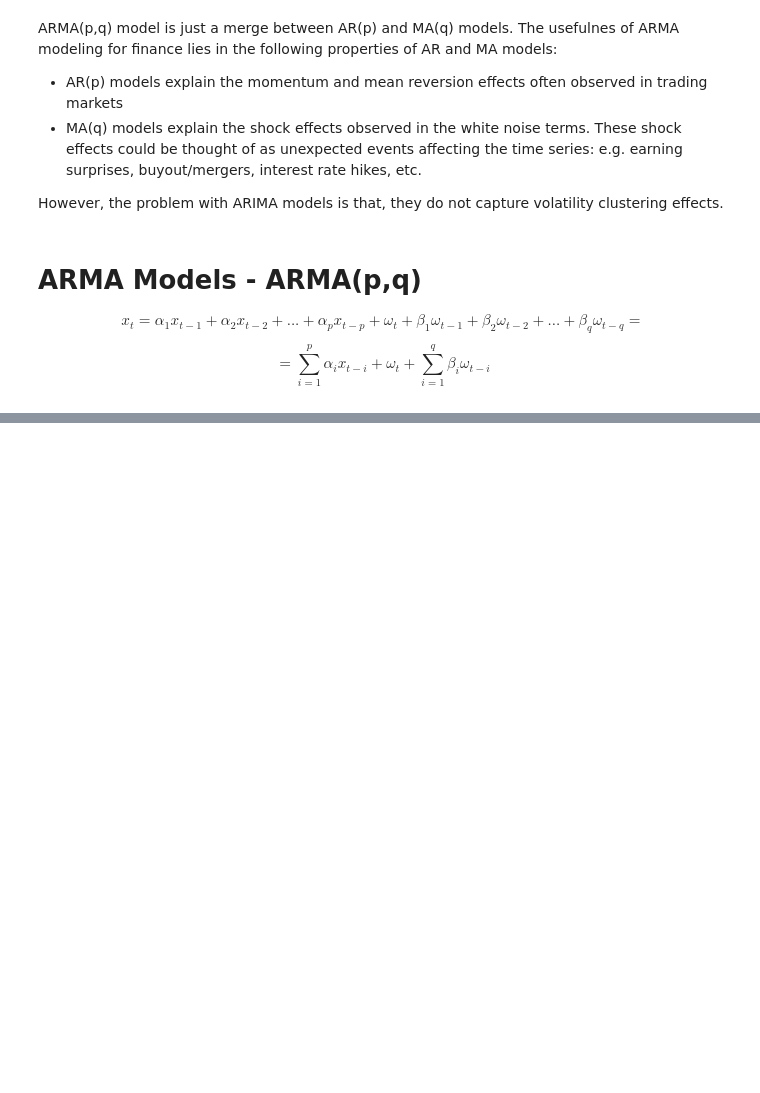
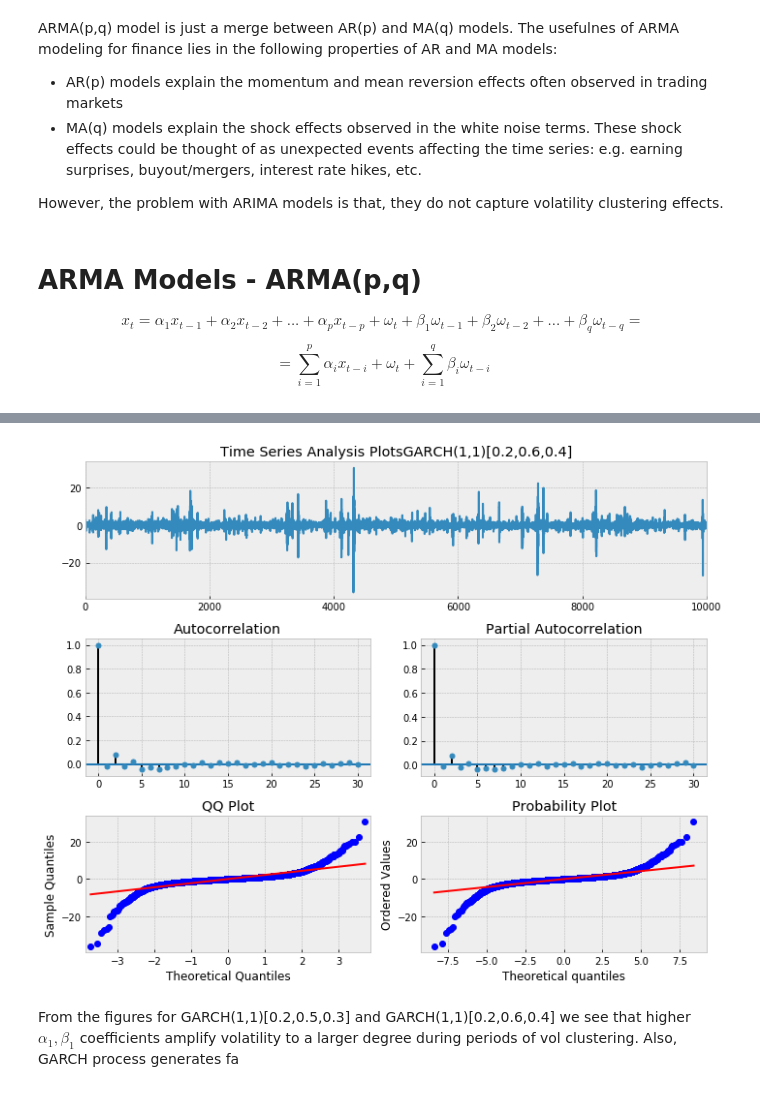
Before and after one commit to hknn88/10_cstone, a Jupyter notebook: 10_cstone_v2.ipynb, the cells around one changed output, grey strips where cells are left out. Saved outputs shown, nothing was run; the diff lists cells and outputs as text; code cells hidden in the pictures; blank space fills up the shorter version.

```diff
--- a/10_cstone_v2.ipynb
+++ b/10_cstone_v2.ipynb
@@ -262,0 +345,23 @@ _ = tsplot(best_mdl.resid, lags=30)
+# %%
+# let us generate a GARCH(1,1) process
+np.random.seed(1)
+
+a0 = 0.2
+a1 = 0.6
+b1 = 0.4
+
+N = 10000
+w = np.random.normal(size=N)
+eps = np.zeros_like(w)
+sig2 = np.zeros_like(w)
+
+for i in range(1, N):
+    sig2[i] = a0 + a1*(eps[i-1]**2) + b1*sig2[i-1]
+    eps[i] = w[i] * np.sqrt(sig2[i])
+# end for i
+
+ts_plot(eps,lags=30,title1='GARCH(1,1)[0.2,0.6,0.4]')
+# %% [output]
+[figure, added]
+# %% [markdown]
+From the figures for GARCH(1,1)[0.2,0.5,0.3] and GARCH(1,1)[0.2,0.6,0.4] we see that higher $\alpha_1, \beta_1$ coefficients amplify volatility to a larger degree during periods of vol clustering. Also, GARCH process generates fa
```
Also changed, not shown: parts of 16 cells of this notebook.
